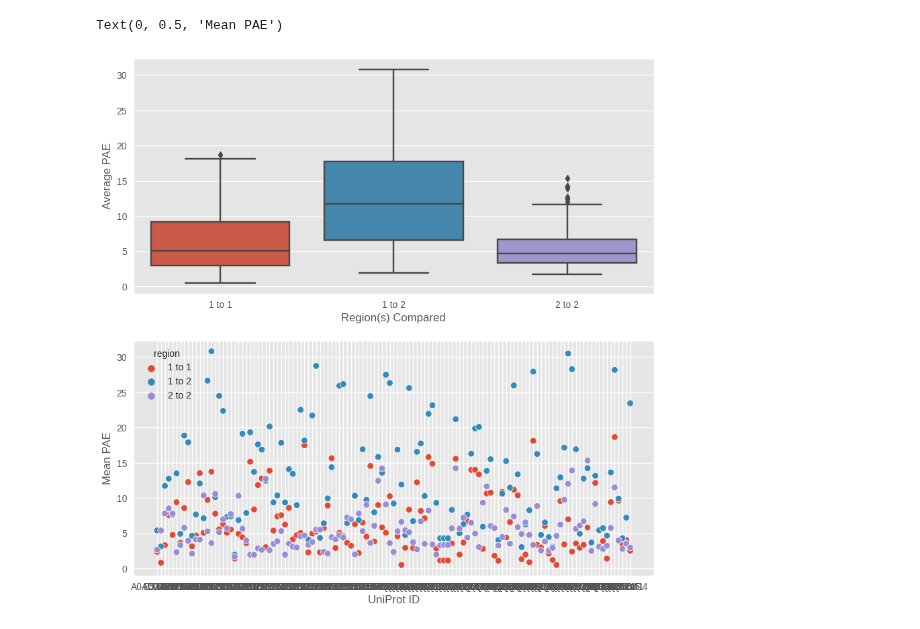
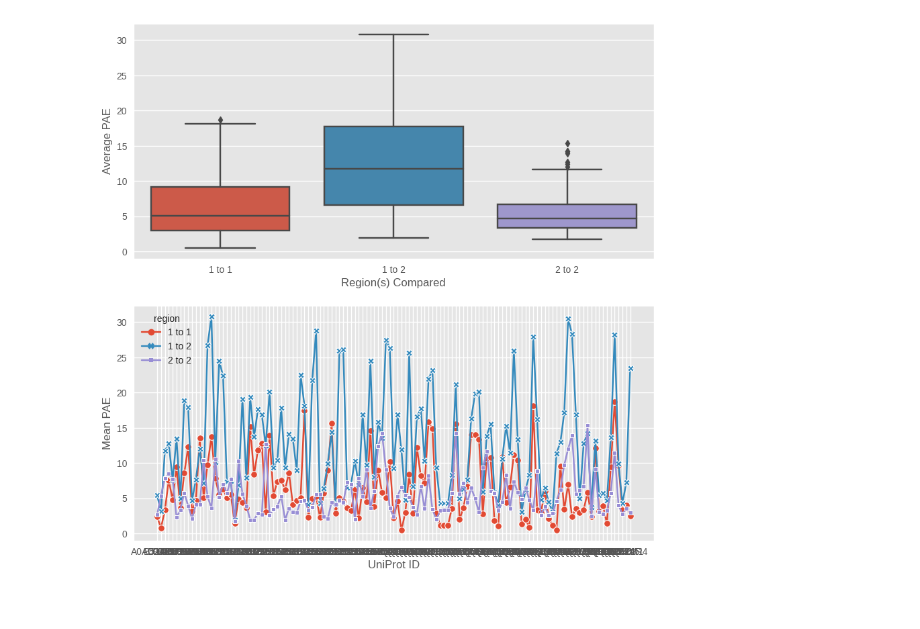
Before and after one commit to jpigles/alphafold-rmsd, a Jupyter notebook: disorder_analysis.ipynb, the cells around one changed output. Drawn from its saved outputs; the diff is of its cells as text; code cells hidden in the pictures.

```diff
--- a/disorder_analysis.ipynb
+++ b/disorder_analysis.ipynb
@@ -11,26 +11,27 @@ import sys
 # %%
 # This is for calculating percent that are within 2.5A of closed position.
 df_disorder = pd.read_csv('./project_pipeline/data/disorder.tsv', sep='\t').astype('object')
 df_pae = df_disorder[['uniprot', 'mean_pae_1_1', 'mean_pae_1_2', 'mean_pae_2_2']]
 
 plt.style.use('ggplot')
 # Rename columns
 df_pae = df_pae.rename(columns={'mean_pae_1_1': '1 to 1', 'mean_pae_1_2': '1 to 2', 'mean_pae_2_2': '2 to 2'})
 df_pae = df_pae.drop_duplicates()
 df_melt = df_pae.melt(id_vars=['uniprot'], var_name='region', value_name='mean_pae')
 
 f, ax = plt.subplots(ncols=1, nrows=2, figsize=(10, 10))
 sns.boxplot(data=df_melt, x='region', y='mean_pae', ax=ax[0])
 ax[0].set_xlabel('Region(s) Compared')
 ax[0].set_ylabel('Average PAE')
 
 
-sns.scatterplot(data=df_melt, x='uniprot', y='mean_pae', hue='region', ax=ax[1])
+sns.lineplot(data=df_melt, x='uniprot', y='mean_pae', hue='region', style='region', markers=True, dashes=False, ax=ax[1])
 ax[1].set_xlabel('UniProt ID')
 ax[1].set_ylabel('Mean PAE')
+
+plt.savefig('./project_pipeline/data/figures/mean_pae.png', dpi=300, bbox_inches='tight')
 # %% [output]
-Text(0, 0.5, 'Mean PAE')
-[figure, old version]
+[figure, new version]
 # %%
 df_disorder = df_disorder.astype({'region_1_mean_plddt': 'float', '2_comp': 'float'})
 df_active = df_disorder[df_disorder['state'] == 'Active']
```
Also changed, not shown: parts of 1 cell of this notebook, 17 other files.
